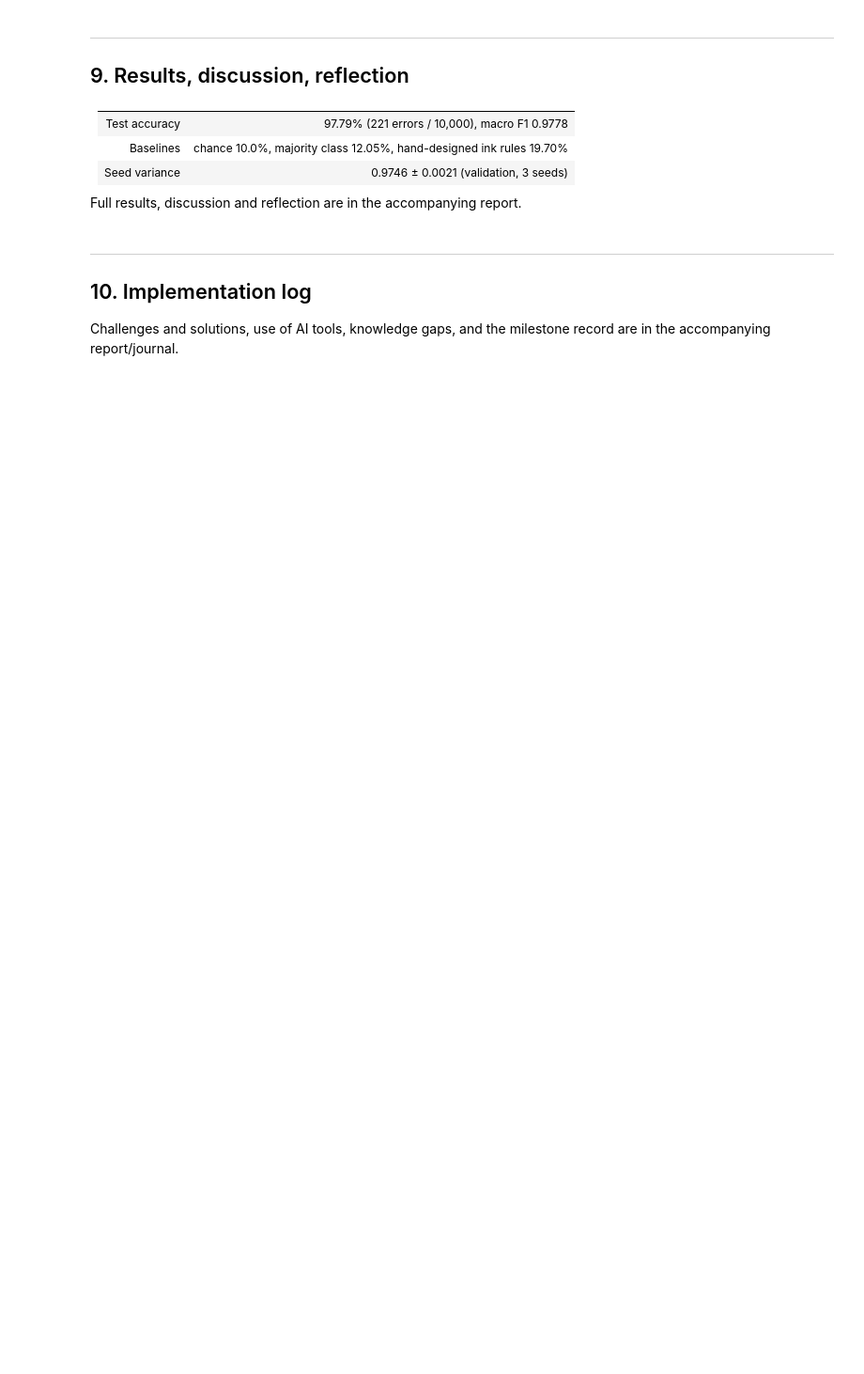
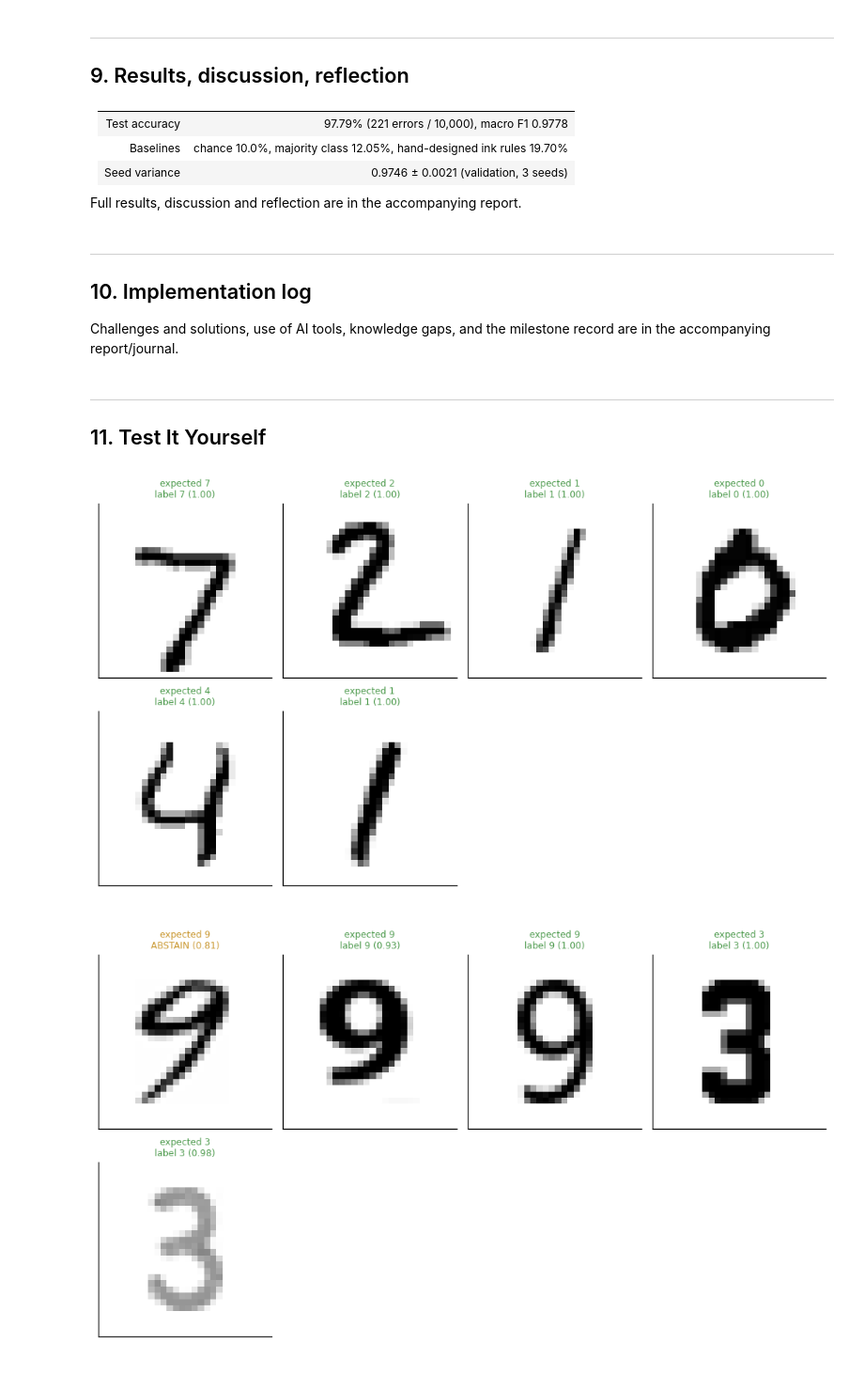
Before and after one commit to derekbhoang/mlp-from-scratch, a Jupyter notebook: mlp_from_scratch.ipynb, the cells around one changed output. Shown at 94% size. Saved outputs shown, nothing was run; the diff lists cells and outputs as text; code cells hidden in the pictures; blank space fills up the shorter version.

```diff
--- a/mlp_from_scratch.ipynb
+++ b/mlp_from_scratch.ipynb
@@ -2043,3 +1960,80 @@ Full results, discussion and reflection are in the accompanying report.
 
 Challenges and solutions, use of AI tools, knowledge gaps, and the milestone record are in the
 accompanying report/journal.
+# %% [markdown]
+---
+
+## 11. Test It Yourself
+# %%
+# [Test It Yourself] Visualise several predictions at once -- self-contained, doesn't depend
+# on any earlier cell having already run.
+from PIL import Image
+
+def mnist_normalize(path):
+    """Load an arbitrary image file and reshape it into MNIST's exact convention:
+    (28,28) uint8, white ink on black, digit cropped and centred like the training data."""
+    img = Image.open(path).convert("L")
+    arr = np.array(img, dtype=np.float64)
+    arr = 255 - arr if arr.mean() > 127 else arr        # crude auto-polarity
+    ys, xs = np.where(arr > 30)
+    arr = arr[ys.min():ys.max()+1, xs.min():xs.max()+1]  # crop to the ink's bounding box
+
+    h, w = arr.shape
+    scale = 20.0 / max(h, w)                             # fit the longer side into 20
+    new_h, new_w = max(1, round(h * scale)), max(1, round(w * scale))
+    digit = Image.fromarray(arr.astype(np.uint8)).resize((new_w, new_h))
+
+    canvas = Image.new("L", (28, 28), color=0)
+    off_x, off_y = (28 - new_w) // 2, (28 - new_h) // 2
+    canvas.paste(digit, (off_x, off_y))
+    return np.array(canvas, dtype=np.uint8)
+
+
+def show_predictions(images, expected=None, cols=4, figsize_per=(2.3, 2.7)):
+    """images   : list of (28, 28) uint8 arrays (MNIST-format: white ink on black).
+    expected : optional list, same length, of the digit you believe each image shows.
+    """
+    n = len(images)
+    rows = int(np.ceil(n / cols))
+    fig, axes = plt.subplots(rows, cols, figsize=(cols * figsize_per[0], rows * figsize_per[1]))
+    axes = np.atleast_2d(axes)
+
+    for i in range(rows * cols):
+        ax = axes[i // cols, i % cols]
+        ax.set_xticks([]); ax.set_yticks([])
+        if i >= n:
+            ax.axis("off")
+            continue
+
+        img = images[i]
+        out = classifier.predict(img)
+        exp = expected[i] if expected is not None else None
+
+        if out["abstained"]:
+            verdict, color = "ABSTAIN", "#C9962C"
+        elif exp is not None and out["label"] == exp:
+            verdict, color = "label %d" % out["label"], "#4C9A4C"
+        elif exp is not None:
+            verdict, color = "label %d" % out["label"], "#C44E52"
+        else:
+            verdict, color = "label %d" % out["label"], "#4C72B0"
+
+        ax.imshow(img, cmap="gray_r", vmin=0, vmax=255)
+        title = ("expected %d\n" % exp if exp is not None else "") + \
+                "%s (%.2f)" % (verdict, out["confidence"])
+        ax.set_title(title, fontsize=8, color=color)
+
+    plt.tight_layout(); plt.show()
+
+
+# --- Real test images (known-correct, for reference) ---
+idx = [0, 1, 2, 3, 4, 5]
+show_predictions([raw_test_images[i] for i in idx],
+                 expected=[int(y_test[i]) for i in idx])
+
+# --- Your own images ---
+custom = {"9.jpg": 9, "nine.jpg": 9, "images.png": 9, "3.png": 3, "33.jpg": 3}
+show_predictions([mnist_normalize(f) for f in custom], expected=list(custom.values()))
+# %% [output]
+[figure, added]
+[figure, added]
```
Also changed, not shown: parts of 11 cells of this notebook.
